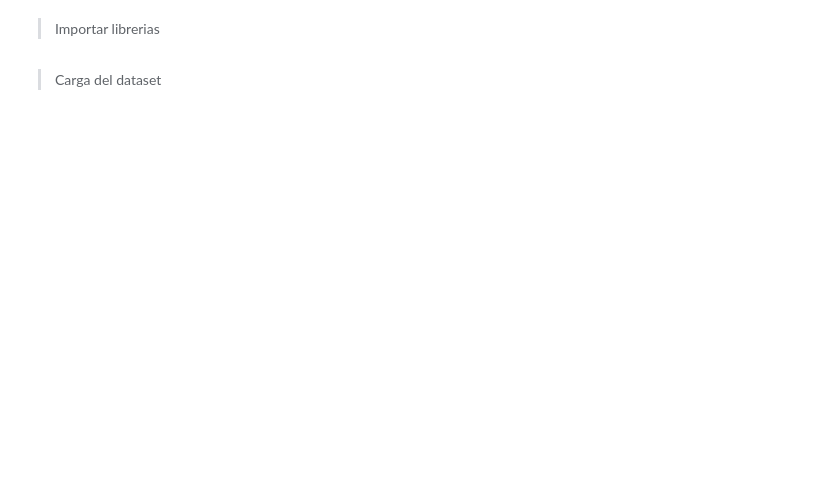
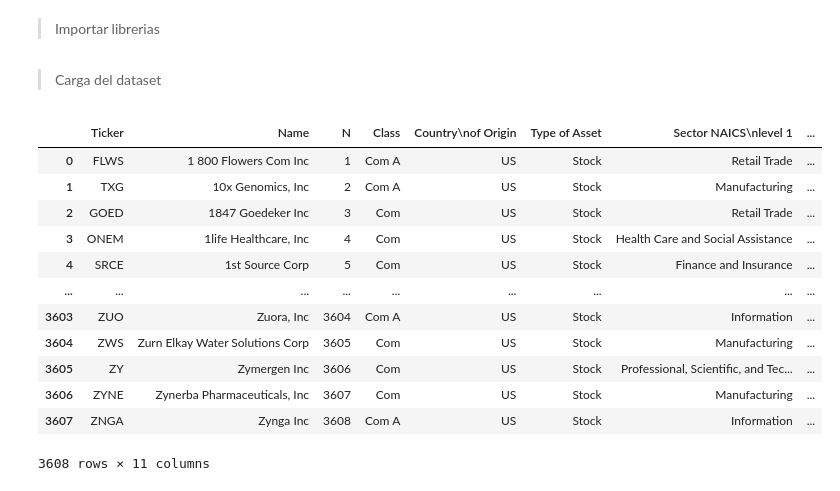
Before and after one commit to AnHrt/StatisticsII, a Jupyter notebook: Evidence1/A01369984_Entregable1.ipynb, the cells around one changed output. Drawn from its saved outputs; the diff is of its cells as text; code cells hidden in the pictures; blank space fills up the shorter version.

```diff
--- a/Evidence1/A01369984_Entregable1.ipynb
+++ b/Evidence1/A01369984_Entregable1.ipynb
@@ -25,2 +20,19 @@ from statsmodels.tsa.stattools import adfuller
 # %% [markdown]
 > Carga del dataset
+# %%
+firms = pd.read_csv("/content/usfirms2022.csv")
+firms
+# %% [output]
+|  | Ticker | Name | N | Class | Country\nof Origin | Type of Asset | Sector NAICS\nlevel 1 | ... |
+| 0 | FLWS | 1 800 Flowers Com Inc | 1 | Com A | US | Stock | Retail Trade | ... |
+| 1 | TXG | 10x Genomics, Inc | 2 | Com A | US | Stock | Manufacturing | ... |
+| 2 | GOED | 1847 Goedeker Inc | 3 | Com | US | Stock | Retail Trade | ... |
+| 3 | ONEM | 1life Healthcare, Inc | 4 | Com | US | Stock | Health Care and Social Assistance | ... |
+| 4 | SRCE | 1st Source Corp | 5 | Com | US | Stock | Finance and Insurance | ... |
+| ... | ... | ... | ... | ... | ... | ... | ... | ... |
+| 3603 | ZUO | Zuora, Inc | 3604 | Com A | US | Stock | Information | ... |
+| 3604 | ZWS | Zurn Elkay Water Solutions Corp | 3605 | Com | US | Stock | Manufacturing | ... |
+| 3605 | ZY | Zymergen Inc | 3606 | Com | US | Stock | Professional, Scientific, and Tec... | ... |
+| 3606 | ZYNE | Zynerba Pharmaceuticals, Inc | 3607 | Com | US | Stock | Manufacturing | ... |
+| 3607 | ZNGA | Zynga Inc | 3608 | Com A | US | Stock | Information | ... |
+3608 rows × 11 columns
```
Also changed, not shown: parts of 8 cells of this notebook.
